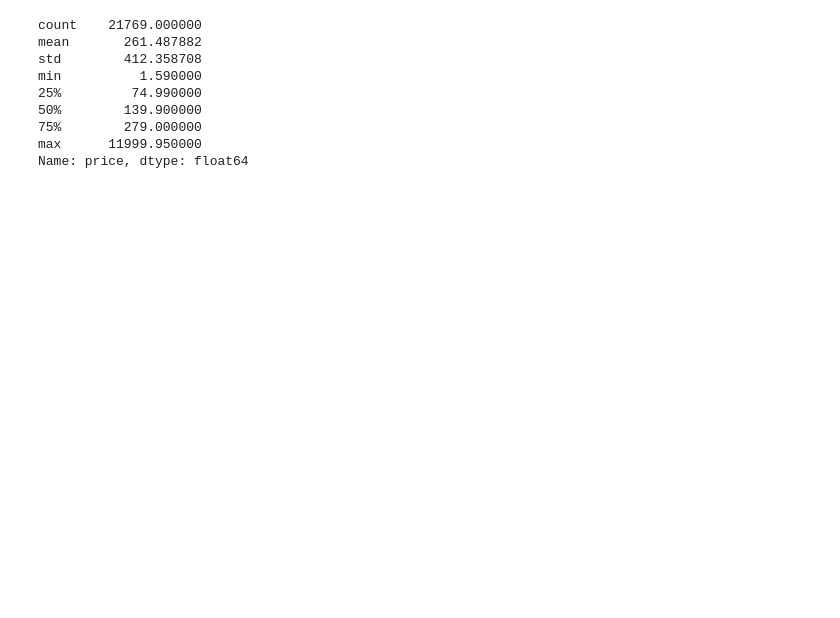
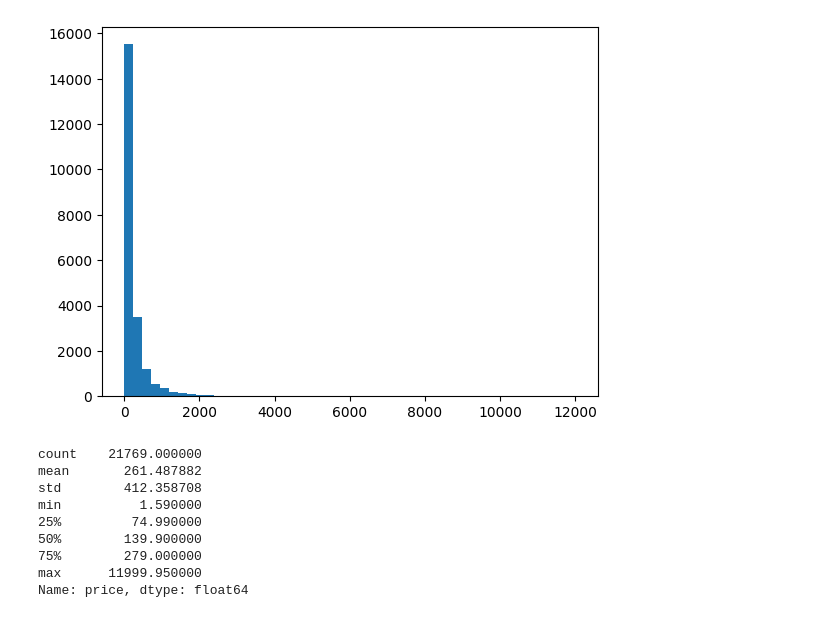
Before and after one commit to ShangaT/market_matcher, a Jupyter notebook: app/classifier_training/product_classifier.ipynb, the cells around one changed output. Cells and saved outputs as stored; diff of their text form; code cells hidden in the pictures; blank space fills up the shorter version.

```diff
--- a/app/classifier_training/product_classifier.ipynb
+++ b/app/classifier_training/product_classifier.ipynb
@@ -47,4 +54,10 @@ products.sort_values(by='price', ascending=False).head(15)
 | 7652 | 7653 | ashan | 16001822 | Коньяк Bache Gabrielsen American ... | kon-bash-gab-am-oak-0-7-3let-or | алкоголь (самовывоз) | alkogol | 5247.99 |
 | 8591 | 8592 | ashan | 13106442 | Ром That Boutique-Y Rum Company S... | rom-signeycha-blend-2-0-7 | алкоголь (самовывоз) | alkogol | 5207.99 |
 | 7654 | 7655 | ashan | 16001821 | Коньяк Bache Gabrielsen VSOP орди... | konyak-bash-gabr-0-7l-4let-ord | алкоголь (самовывоз) | alkogol | 5099.00 |
+# %%
+data = products['price']
+plt.hist(data, bins=50)
+plt.show()
+# %% [output]
+[figure, added]
 # %%
```
Also changed, not shown: parts of 21 cells of this notebook, 14 other files.
